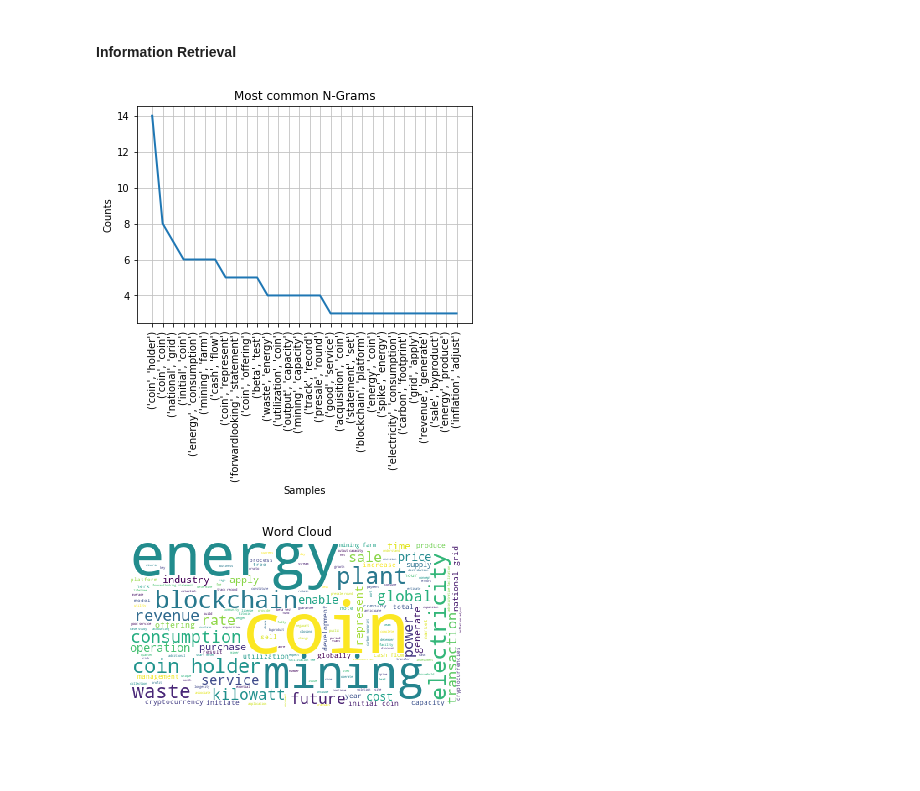
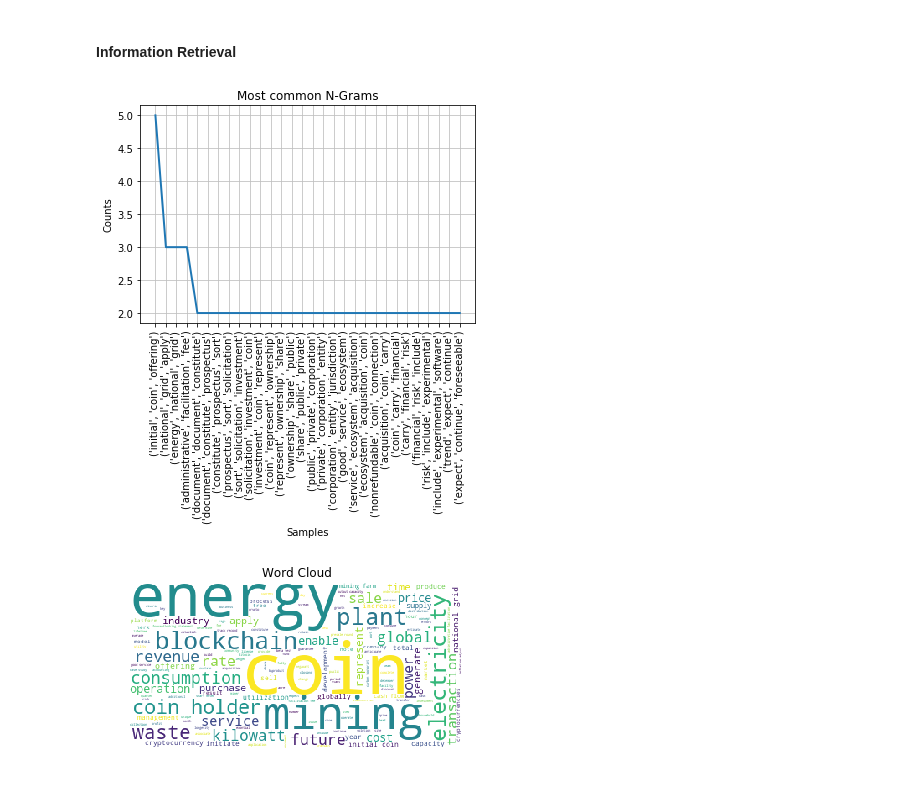
Before and after one commit to luisdiegocm/HWR_DataScience_Project, a Jupyter notebook: dashboard/Dashboard.ipynb, the cells around one changed output. Cells and saved outputs as stored; diff of their text form; code cells hidden in the pictures; blank space fills up the shorter version.

```diff
--- a/dashboard/Dashboard.ipynb
+++ b/dashboard/Dashboard.ipynb
@@ -886,9 +886,9 @@ protocol = "kwattcoin"
 # %%
 tokens = ir.prepare_data(dataset.corpora_test_whole,protocol)
 # %%
-plt_ngrams = ir.visualize_ngrams(tokens, n=2)
+plt_ngrams = ir.visualize_ngrams(tokens, n=3)
 # %% [output]
-[figure, old version]
+[figure, new version]
 # %%
 plt_wordcloud = ir.visualize_word_cloud(dataset.corpora_test_whole,protocol)
 # %% [output]
```
Also changed, not shown: 1 other file.
